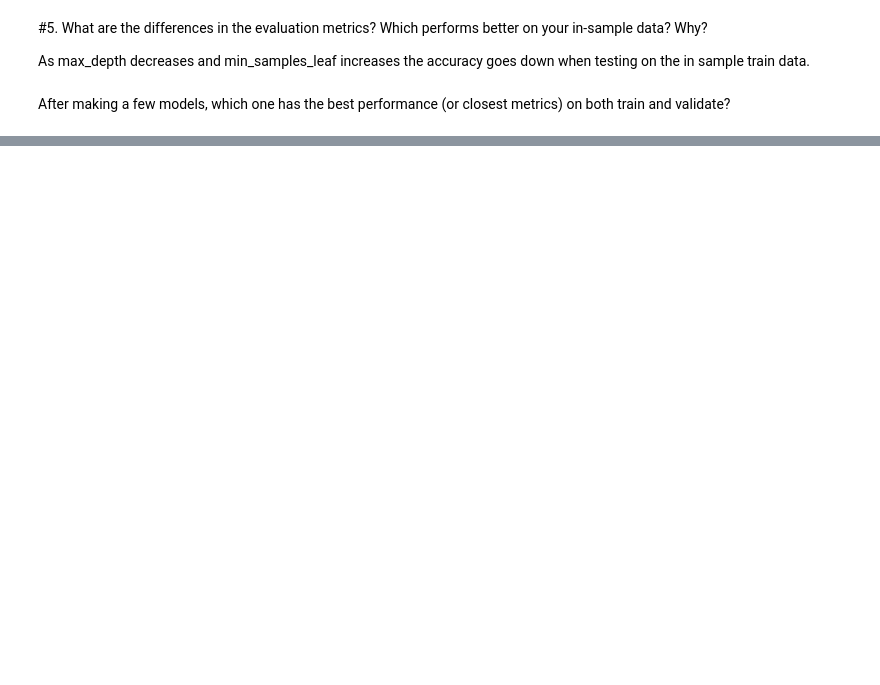
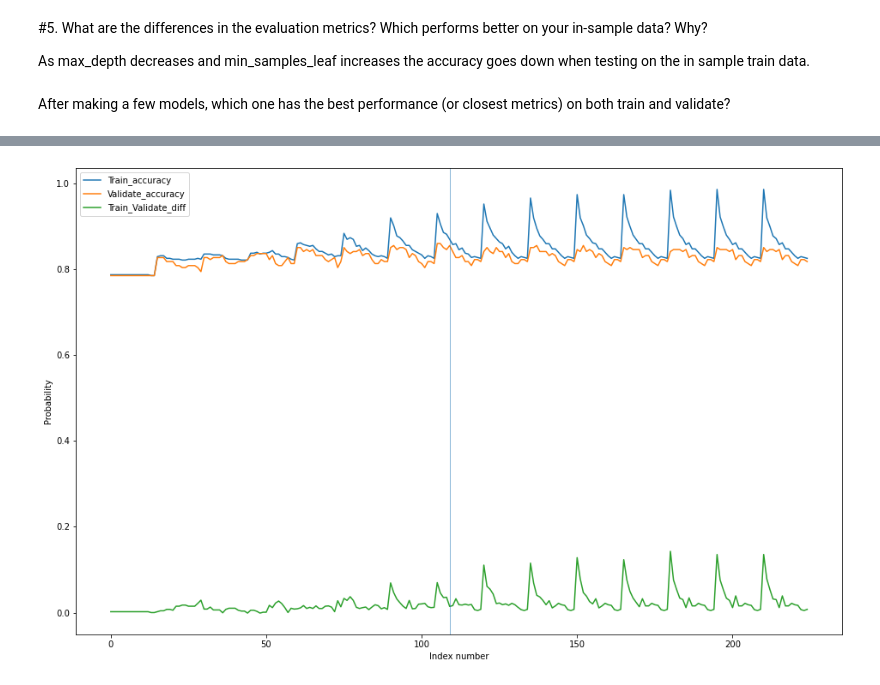
Before and after one commit to AndrewRachuig/classification-exercises, a Jupyter notebook: model.ipynb, the cells around one changed output, grey strips where cells are left out. Saved outputs shown, nothing was run; the diff lists cells and outputs as text; code cells hidden in the pictures; blank space fills up the shorter version.

```diff
--- a/model.ipynb
+++ b/model.ipynb
@@ -916,3 +917,8 @@ pd.DataFrame(classification_report(y_train, y_pred, output_dict=True))
 | recall | 0.957655 | 0.513089 | 0.787149 | 0.735372 | 0.787149 |
 | f1-score | 0.847262 | 0.649007 | 0.787149 | 0.748134 | 0.771224 |
 | support | 307.000000 | 191.000000 | 0.787149 | 498.000000 | 498.000000 |
+# %%
+rf11 = RandomForestClassifier(max_depth=5, random_state=123, min_samples_leaf = 5)
+rf11.fit(X_train, y_train)
+y_pred = rf11.predict(X_train)
+pd.DataFrame(classification_report(y_train, y_pred, output_dict=True))
@@ -984,0 +1002,26 @@ After testing on both
+# %%
+# Building the same thing as above but with a function automating it and far more depth, 1-15 for both max_depth and
+# min_sample_leaf
+
+def rf_iteration(X_train, y_train, X_validate, y_validate, trees = 100):
+    results = {}
+    max_depth = []
+    min_samples_leaf = []
+    Train_accuracy = []
+    Validate_accuracy = []
+    Train_Validate_diff = []
+    for x in range(1,16):
+        for y in range(1,16):
+            rf = RandomForestClassifier(max_depth=x, random_state=123, min_samples_leaf = y, n_estimators = trees)
+            rf.fit(X_train, y_train)
+            max_depth.append(x)
+            min_samples_leaf.append(y)
+            Train_accuracy.append(rf.score(X_train, y_train))
+            Validate_accuracy.append(rf.score(X_validate, y_validate))
+            Train_Validate_diff.append(rf.score(X_train, y_train) - rf.score(X_validate, y_validate))
+    results = {"max_depth": max_depth, "min_samples_leaf" : min_samples_leaf, "Train_accuracy" : Train_accuracy, "Validate_accuracy" : Validate_accuracy, "Train_Validate_diff" : Train_Validate_diff}
+    return results
+results_dict = rf_iteration(X_train, y_train, X_validate, y_validate)
+# %%
+results_df = pd.DataFrame(results_dict)
+results_df.head()
@@ -984,0 +1055,8 @@ After testing on both
+# %%
+results_df[['Train_accuracy', 'Validate_accuracy', 'Train_Validate_diff']].plot(figsize = (16,10))
+plt.xlabel('Index number')
+plt.ylabel('Probability')
+plt.axvline(109, lw =.5)
+plt.show()
+# %% [output]
+[figure, added]
```
Also changed, not shown: parts of 30 cells of this notebook.
